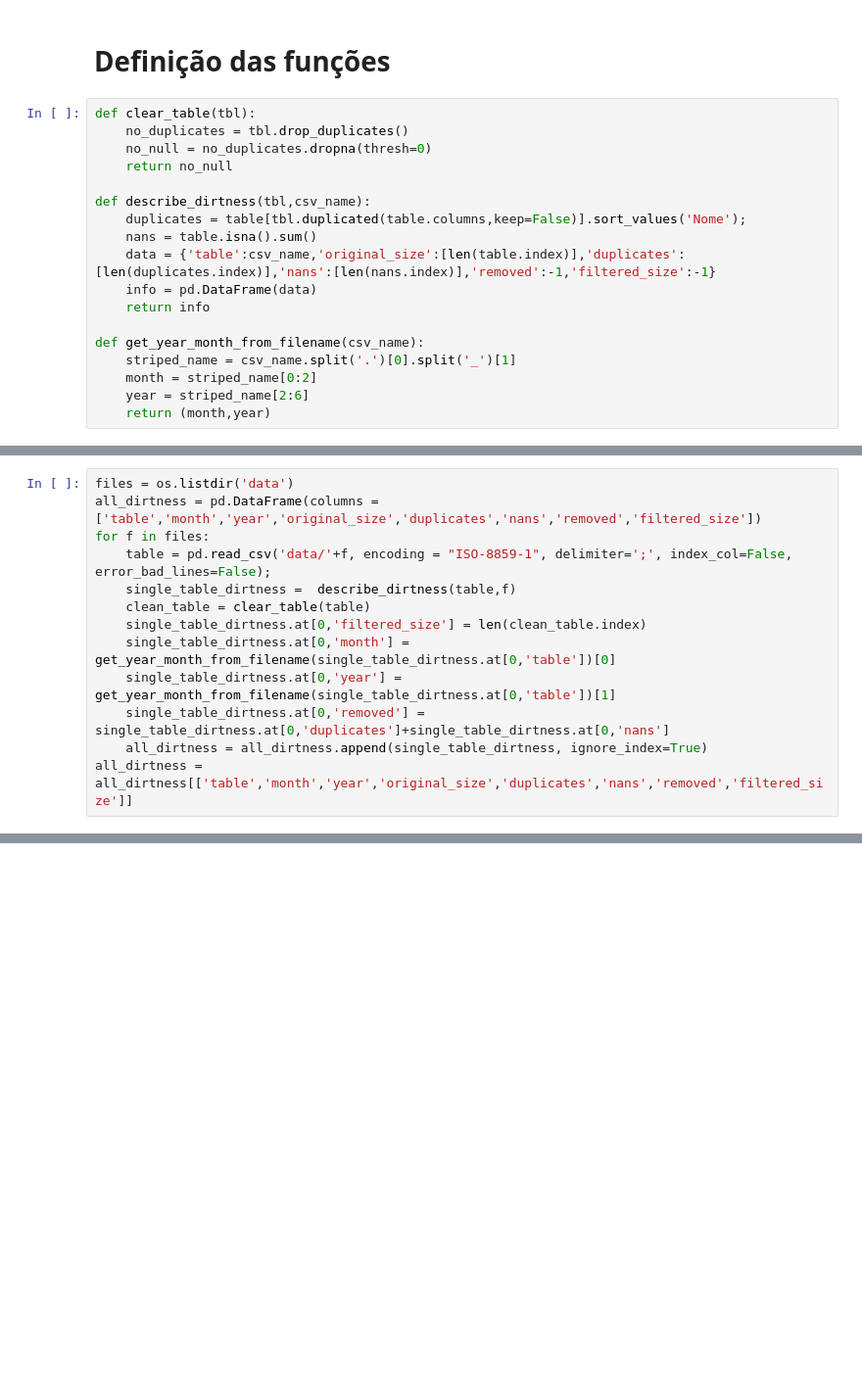
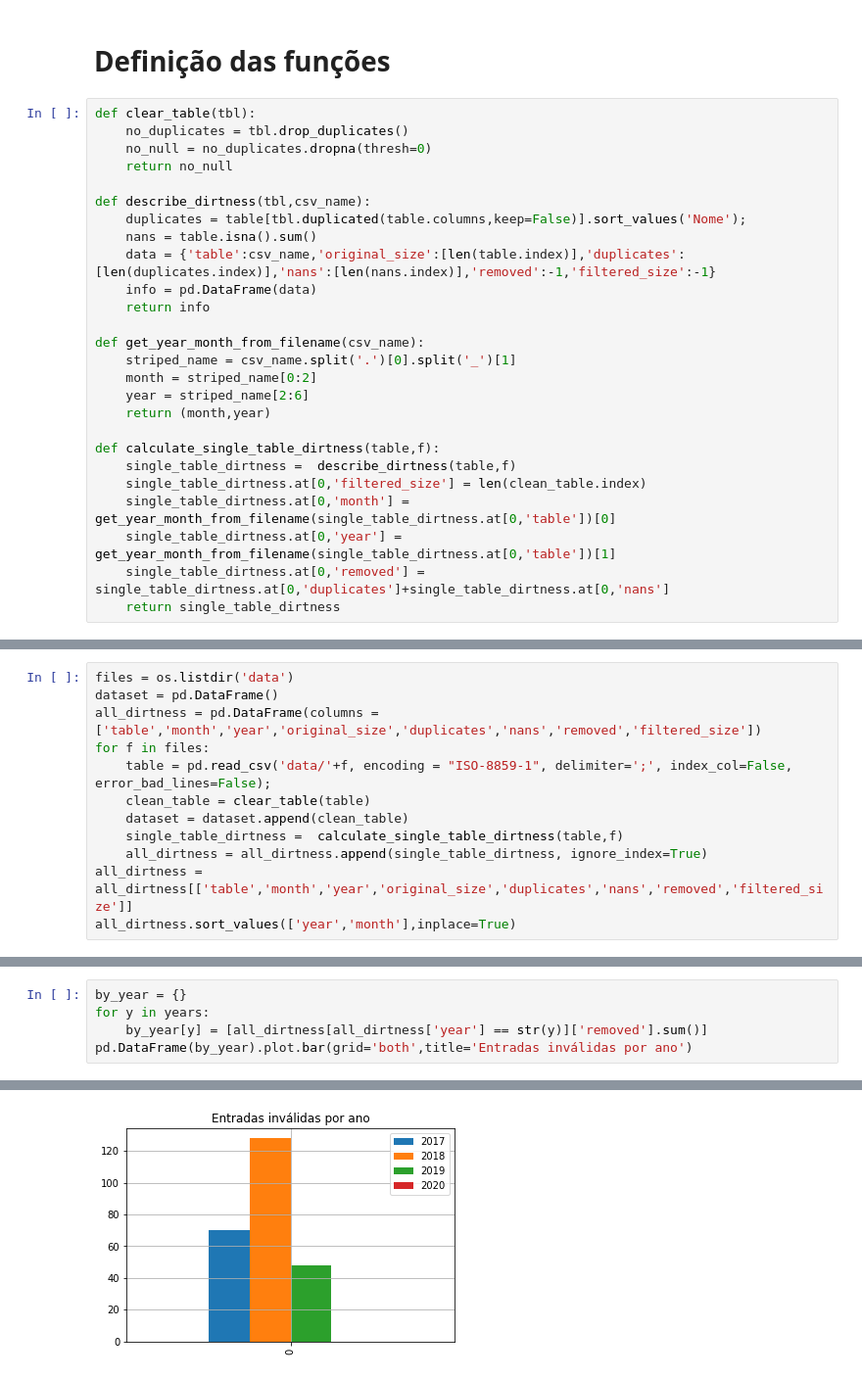
Before and after one commit to NaelsonDouglas/BrazilianEconomyDataAnalysis, a Jupyter notebook: src/Untitled.ipynb, the cells around one changed output, grey strips where cells are left out. Shown at 98% size. Saved outputs shown, nothing was run; the diff lists cells and outputs as text; blank space fills up the shorter version.

Commit message:
Made the first plot

```diff
--- a/src/Untitled.ipynb
+++ b/src/Untitled.ipynb
@@ -70,3 +70,11 @@ def get_year_month_from_filename(csv_name):
     month = striped_name[0:2]
     year = striped_name[2:6]
     return (month,year)
+
+def calculate_single_table_dirtness(table,f):
+    single_table_dirtness =  describe_dirtness(table,f)
+    single_table_dirtness.at[0,'filtered_size'] = len(clean_table.index)
+    single_table_dirtness.at[0,'month'] = get_year_month_from_filename(single_table_dirtness.at[0,'table'])[0]
+    single_table_dirtness.at[0,'year'] = get_year_month_from_filename(single_table_dirtness.at[0,'table'])[1]
+    single_table_dirtness.at[0,'removed'] = single_table_dirtness.at[0,'duplicates']+single_table_dirtness.at[0,'nans']
+    return single_table_dirtness
@@ -75,16 +83,15 @@ def get_year_month_from_filename(csv_name):
 # %%
 files = os.listdir('data')
+dataset = pd.DataFrame()
 all_dirtness = pd.DataFrame(columns = ['table','month','year','original_size','duplicates','nans','removed','filtered_size'])
 for f in files:
     table = pd.read_csv('data/'+f, encoding = "ISO-8859-1", delimiter=';', index_col=False, error_bad_lines=False);
-    single_table_dirtness =  describe_dirtness(table,f)
     clean_table = clear_table(table)
-    single_table_dirtness.at[0,'filtered_size'] = len(clean_table.index)
-    single_table_dirtness.at[0,'month'] = get_year_month_from_filename(single_table_dirtness.at[0,'table'])[0]
-    single_table_dirtness.at[0,'year'] = get_year_month_from_filename(single_table_dirtness.at[0,'table'])[1]
-    single_table_dirtness.at[0,'removed'] = single_table_dirtness.at[0,'duplicates']+single_table_dirtness.at[0,'nans']
+    dataset = dataset.append(clean_table)
+    single_table_dirtness =  calculate_single_table_dirtness(table,f)
     all_dirtness = all_dirtness.append(single_table_dirtness, ignore_index=True)
 all_dirtness = all_dirtness[['table','month','year','original_size','duplicates','nans','removed','filtered_size']]
+all_dirtness.sort_values(['year','month'],inplace=True)
 # %% [output]
 b'Skipping line 36991: expected 15 fields, saw 16\n'
 b'Skipping line 37880: expected 15 fields, saw 16\n'
@@ -126,0 +117,6 @@ all_dirtness
+# %%
+by_year = {}
+for y in years:
+    by_year[y] = [all_dirtness[all_dirtness['year'] == str(y)]['removed'].sum()]
+pd.DataFrame(by_year).plot.bar(grid='both',title='Entradas inválidas por ano')
+# %% [output]
@@ -126,0 +124 @@ all_dirtness
+[figure, added]
```
Also changed, not shown: parts of 9 cells of this notebook.
